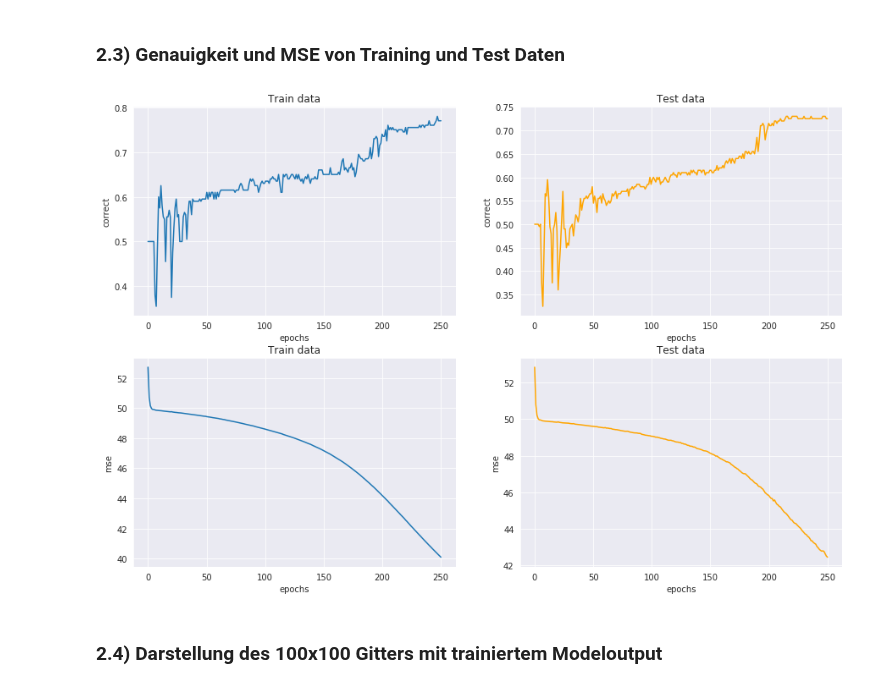
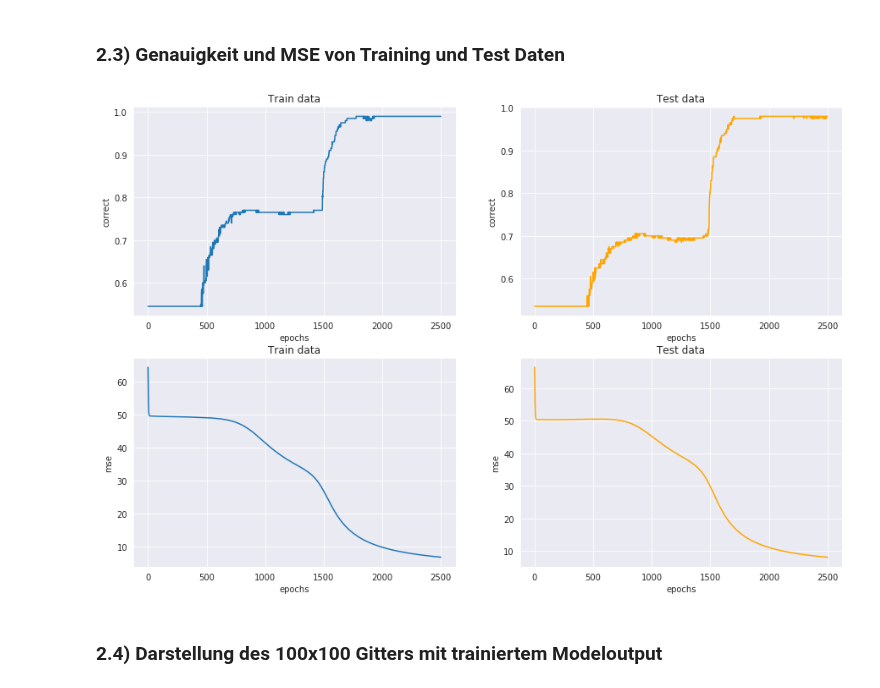
Before and after one commit to hekrause/htwg_mldl, a Jupyter notebook: Uebungen/Uebung05/Notebooks/work.ipynb, the cells around one changed output. Drawn from its saved outputs; the diff is of its cells as text; code cells hidden in the pictures.

```diff
--- a/Uebungen/Uebung05/Notebooks/work.ipynb
+++ b/Uebungen/Uebung05/Notebooks/work.ipynb
@@ -343,3 +409,9 @@ def SGD(x0, y0, n_epochs, mini_batch_size, eta, x2, y2, split, layer_dims):
+# %%
+mbs = 25
+eta = 0.25
+n_epochs = 2500
+layer_dims = [2, 3, 1]
+split = 100
 # %% [markdown]
 ## 2. Training eines MLPs auf den Spielzeugdaten
 # %%
@@ -385,27 +442,8 @@ Epoch: 110 / 250, Train-Accuracy: 0.6350(63.50%), Test-Accuracy: 0.5950(59.50%)
 # %% [markdown]
 ### 2.3) Genauigkeit und MSE von Training und Test Daten
-# %%
-fig, axes = plt.subplots(nrows=2, ncols=2, figsize=(15, 10))
-sns.lineplot(x=np.linspace(0, len(accuracys_train), n_epochs), y=accuracys_train, ax=axes[0, 0])
-axes[0, 0].set_title("Train data")
-axes[0, 0].set_xlabel("epochs")
-axes[0, 0].set_ylabel("correct")
-
-sns.lineplot(x=np.linspace(0, len(accuracys_test), n_epochs), y=accuracys_test, ax=axes[0, 1], color='orange')
-axes[0, 1].set_title("Test data")
-axes[0, 1].set_xlabel("epochs")
-axes[0, 1].set_ylabel("correct")
-
-sns.lineplot(x=np.linspace(0, len(mses_train), n_epochs), y=mses_train, ax=axes[1, 0])
-axes[1, 0].set_title("Train data")
-axes[1, 0].set_xlabel("epochs")
-axes[1, 0].set_ylabel("mse")
-
-sns.lineplot(x=np.linspace(0, len(mses_test), n_epochs), y=mses_test, ax=axes[1, 1], color='orange')
-axes[1, 1].set_title("Test data")
-axes[1, 1].set_xlabel("epochs")
-axes[1, 1].set_ylabel("mse");
-# %% [output]
-[figure, removed]
+# %%
+plot_stats(accuracys_test, mses_test, accuracys_train, mses_train)
+# %% [output]
+[figure, added]
 # %% [markdown]
 ### 2.4) Darstellung des 100x100 Gitters mit trainiertem Modeloutput
```
Also changed, not shown: parts of 29 cells of this notebook.
